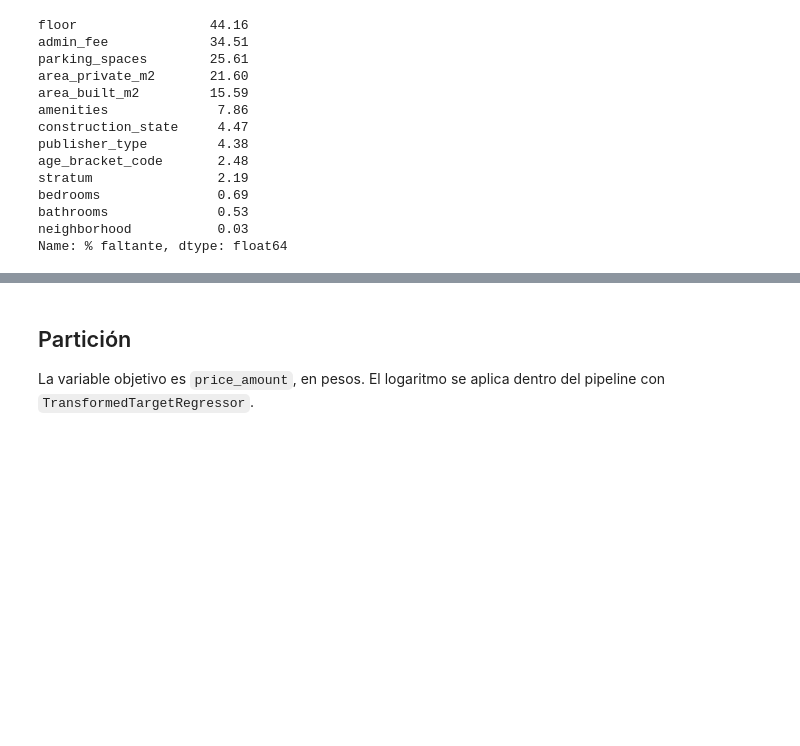
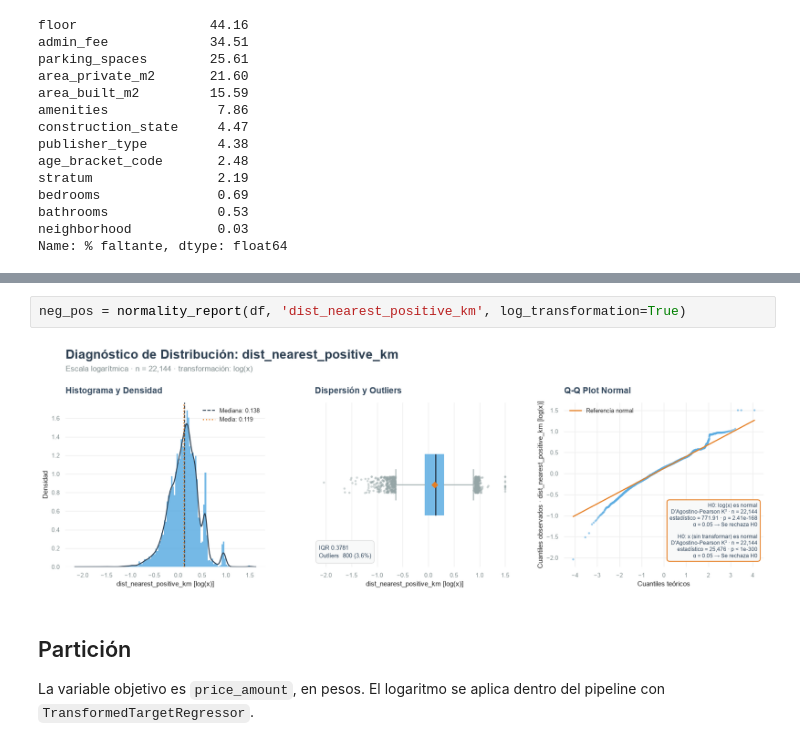
Before and after one commit to juanpablocarrillohortua/BART-trees-for-estimating-housing-prices-in-Bogot-, a Jupyter notebook: notebooks/BART_Trees.ipynb, the cells around one changed output, grey strips where cells are left out. Cells and saved outputs as stored; diff of their text form; blank space fills up the shorter version.

```diff
--- a/notebooks/BART_Trees.ipynb
+++ b/notebooks/BART_Trees.ipynb
@@ -323,3 +380,7 @@ Name: % faltante, dtype: float64
+# %%
+neg_pos = normality_report(df, 'dist_nearest_positive_km', log_transformation=True)
+# %% [output]
+[figure, added]
 # %% [markdown]
 ## Partición
 
```
Also changed, not shown: parts of 11 cells of this notebook, 7 other files.
